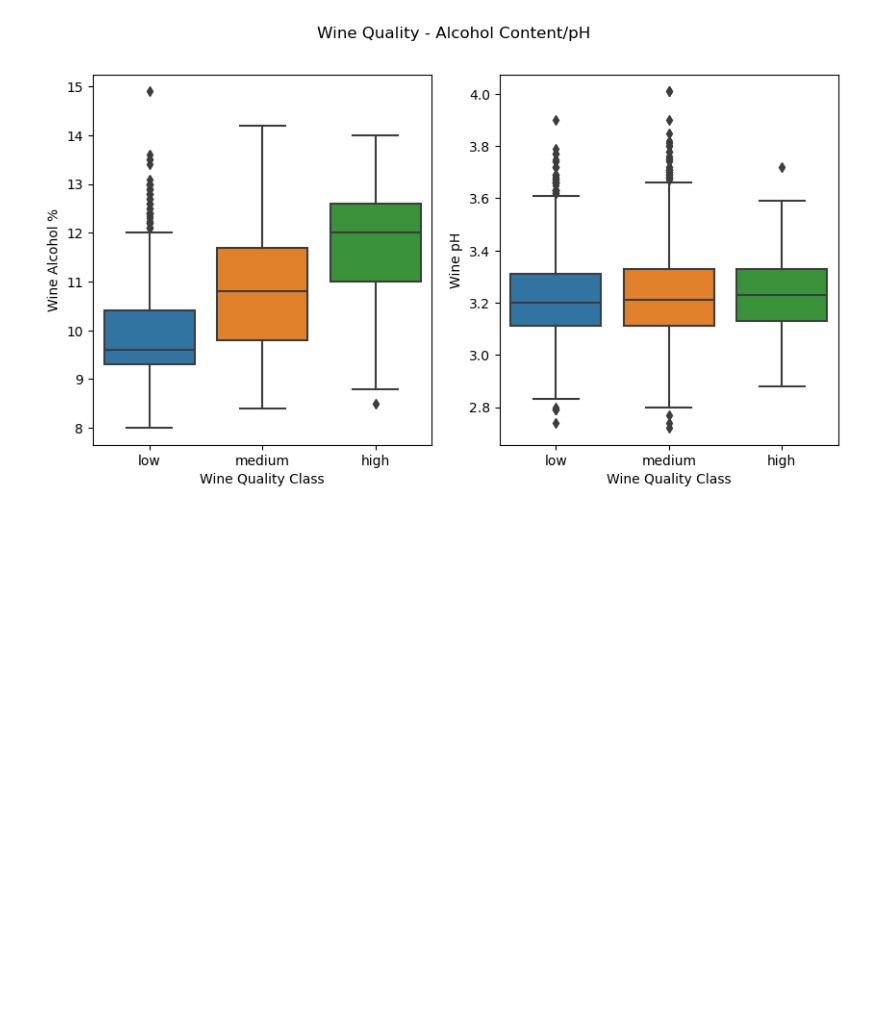
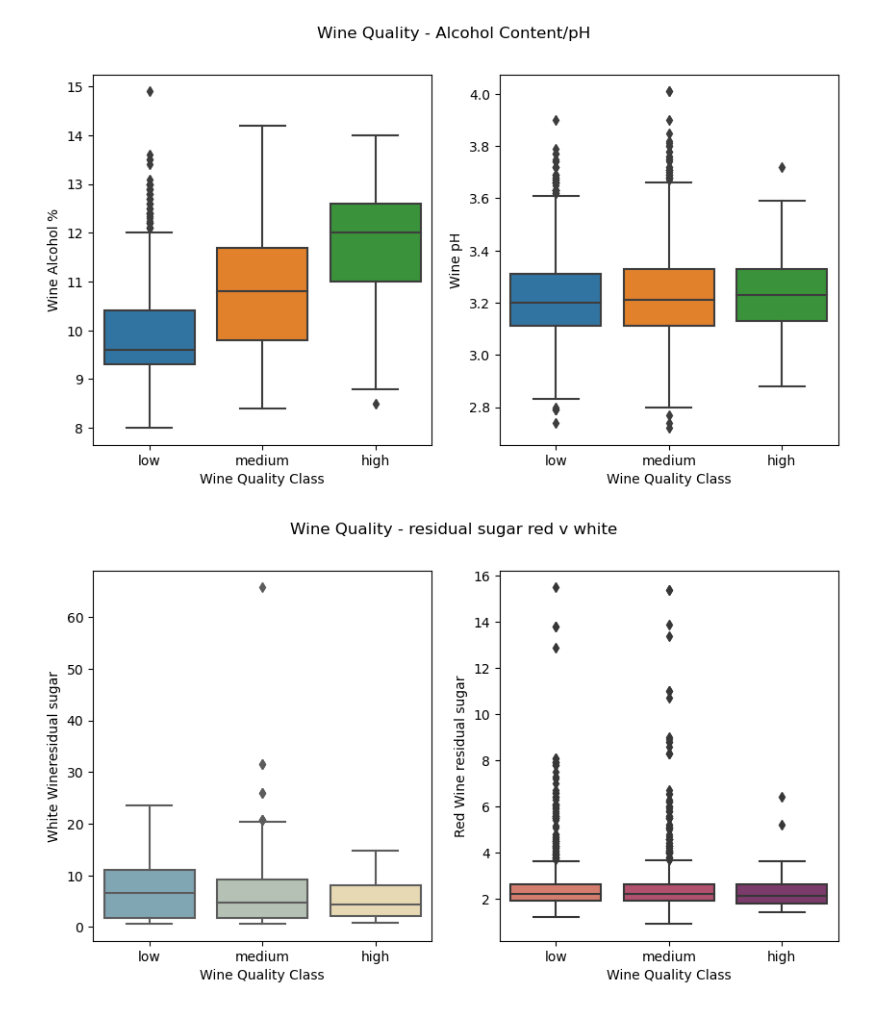
Before and after one commit to cdb8675309/Sprint-1-Nicer, a Jupyter notebook: P2_Sprint1_nicer.ipynb, the cells around one changed output. Cells and saved outputs as stored; diff of their text form; code cells hidden in the pictures; blank space fills up the shorter version.

```diff
--- a/P2_Sprint1_nicer.ipynb
+++ b/P2_Sprint1_nicer.ipynb
@@ -411,3 +449,22 @@ ax[1].set(xlabel = 'Wine Quality Class',
 plt.show()
 # %% [output]
 [figure]
+# %%
+#working seaborn boxplot for residual sugar
+
+fig, ax = plt.subplots(1, 2, sharex=True, figsize=(10,5))
+
+sns.boxplot(data=white_wine, x='quality_label', y='residual_sugar', ax=ax[0], palette=("blend:#7AB,#EDA"))
+sns.boxplot(data=red_wine, x='quality_label', y='residual_sugar', ax=ax[1], palette="flare")
+
+fig.suptitle('Wine Quality - residual sugar red v white')
+
+ax[0].set(xlabel = 'Wine Quality Class',
+          ylabel = 'White Wineresidual sugar')
+
+ax[1].set(xlabel = 'Wine Quality Class',
+          ylabel = 'Red Wine residual sugar')
+
+plt.show()
+# %% [output]
+[figure, added]
```
Also changed, not shown: parts of 8 cells of this notebook.
